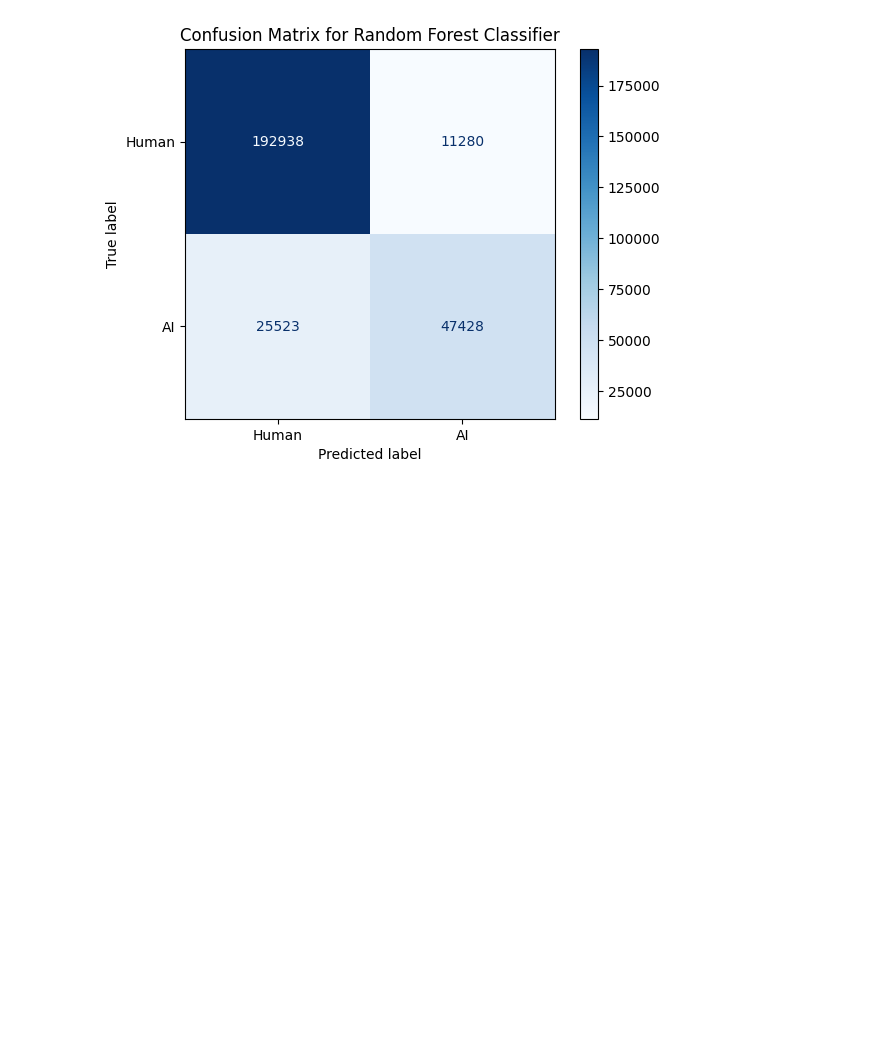
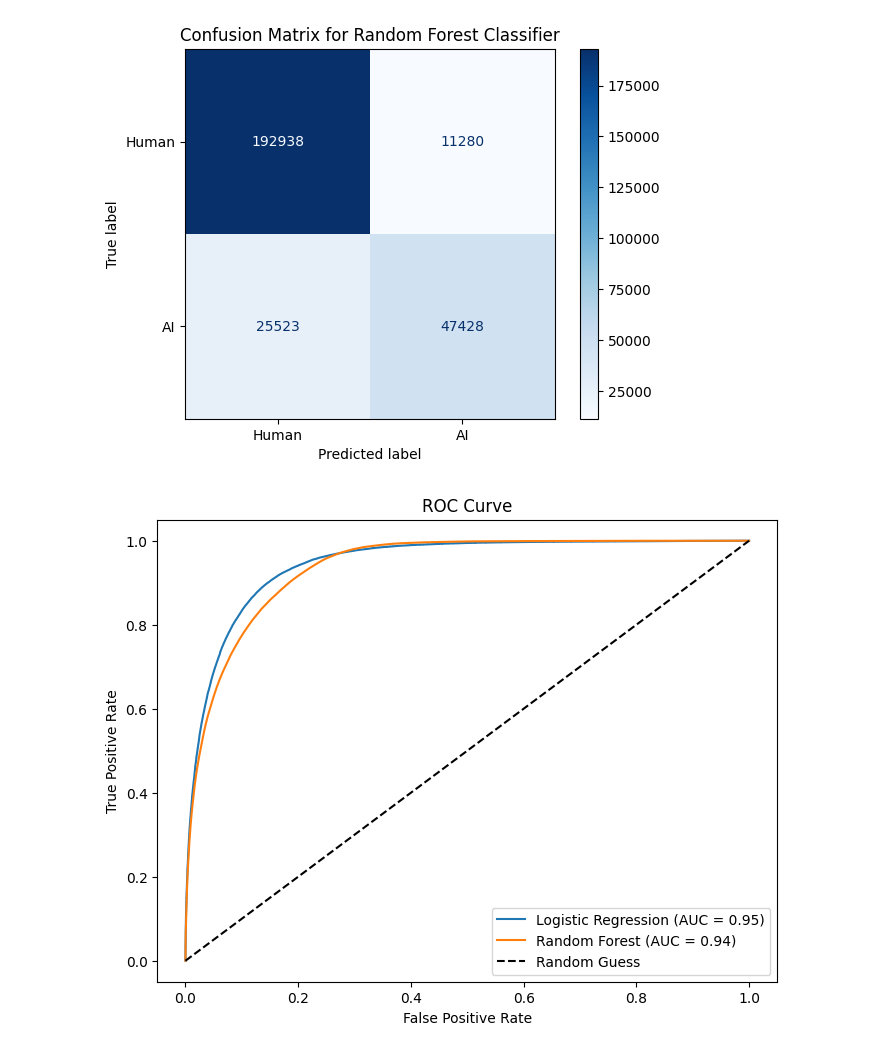
Before and after one commit to Sabah-Hilal/DataMining-project, a Jupyter notebook: AI_detector_2.ipynb, the cells around one changed output. Saved outputs shown, nothing was run; the diff lists cells and outputs as text; code cells hidden in the pictures; blank space fills up the shorter version.

```diff
--- a/AI_detector_2.ipynb
+++ b/AI_detector_2.ipynb
@@ -270,3 +264,22 @@ y_val_pred_rf = rf_model.predict(X_val_tfidf)
 plot_confusion_matrix("Random Forest Classifier", y_val, y_val_pred_rf)
 # %% [output]
 [figure]
+# %%
+import matplotlib.pyplot as plt
+from sklearn.metrics import roc_curve, auc
+
+# Plot ROC Curve for both models
+fpr_logistic, tpr_logistic, _ = roc_curve(y_val, model.predict_proba(X_val_tfidf)[:, 1])
+fpr_rf, tpr_rf, _ = roc_curve(y_val, rf_model.predict_proba(X_val_tfidf)[:, 1])
+
+plt.figure(figsize=(8, 6))
+plt.plot(fpr_logistic, tpr_logistic, label=f"Logistic Regression (AUC = {auc(fpr_logistic, tpr_logistic):.2f})")
+plt.plot(fpr_rf, tpr_rf, label=f"Random Forest (AUC = {auc(fpr_rf, tpr_rf):.2f})")
+plt.plot([0, 1], [0, 1], 'k--', label="Random Guess")
+plt.xlabel('False Positive Rate')
+plt.ylabel('True Positive Rate')
+plt.title('ROC Curve')
+plt.legend()
+plt.show()
+# %% [output]
+[figure, added]
```
Also changed, not shown: parts of 1 cell of this notebook.
